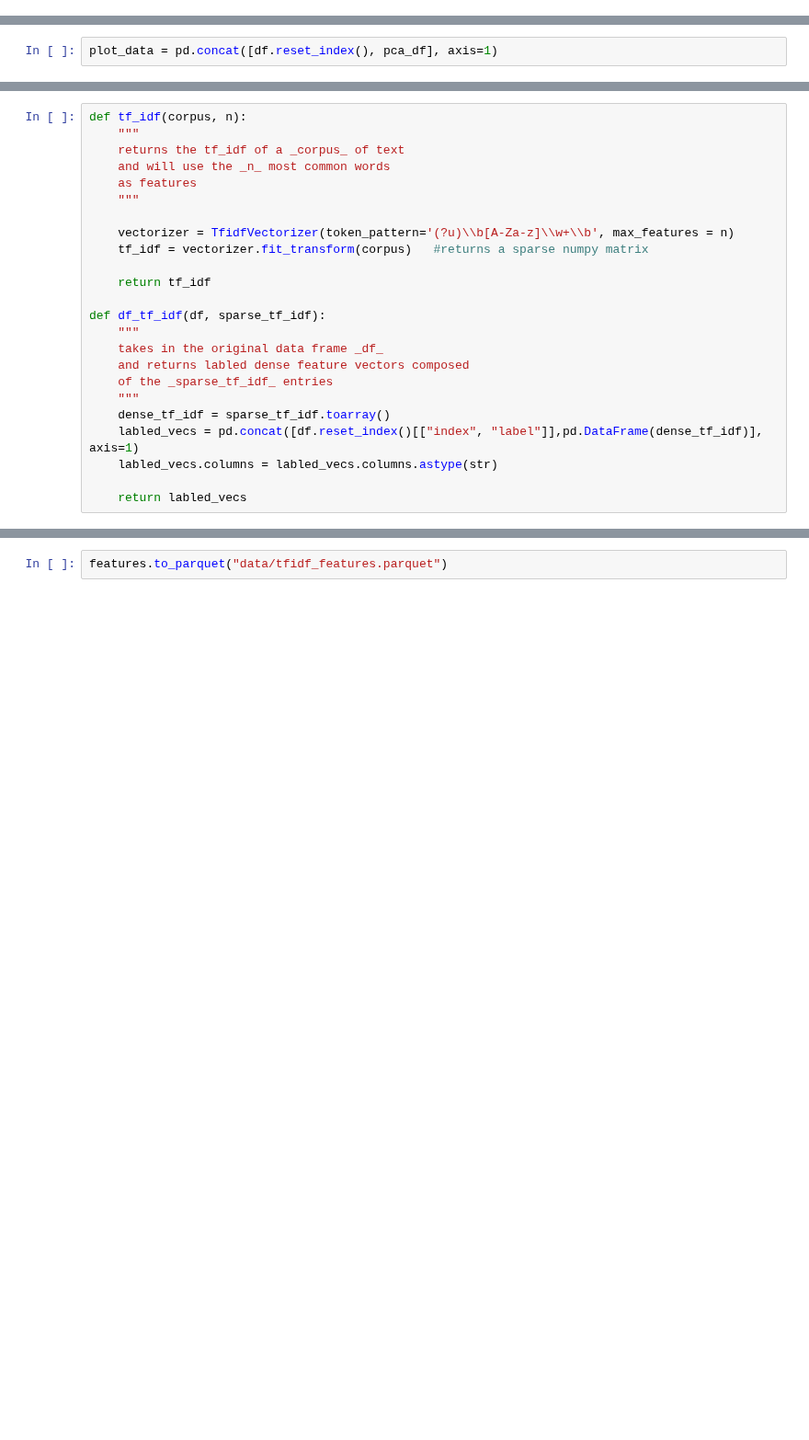
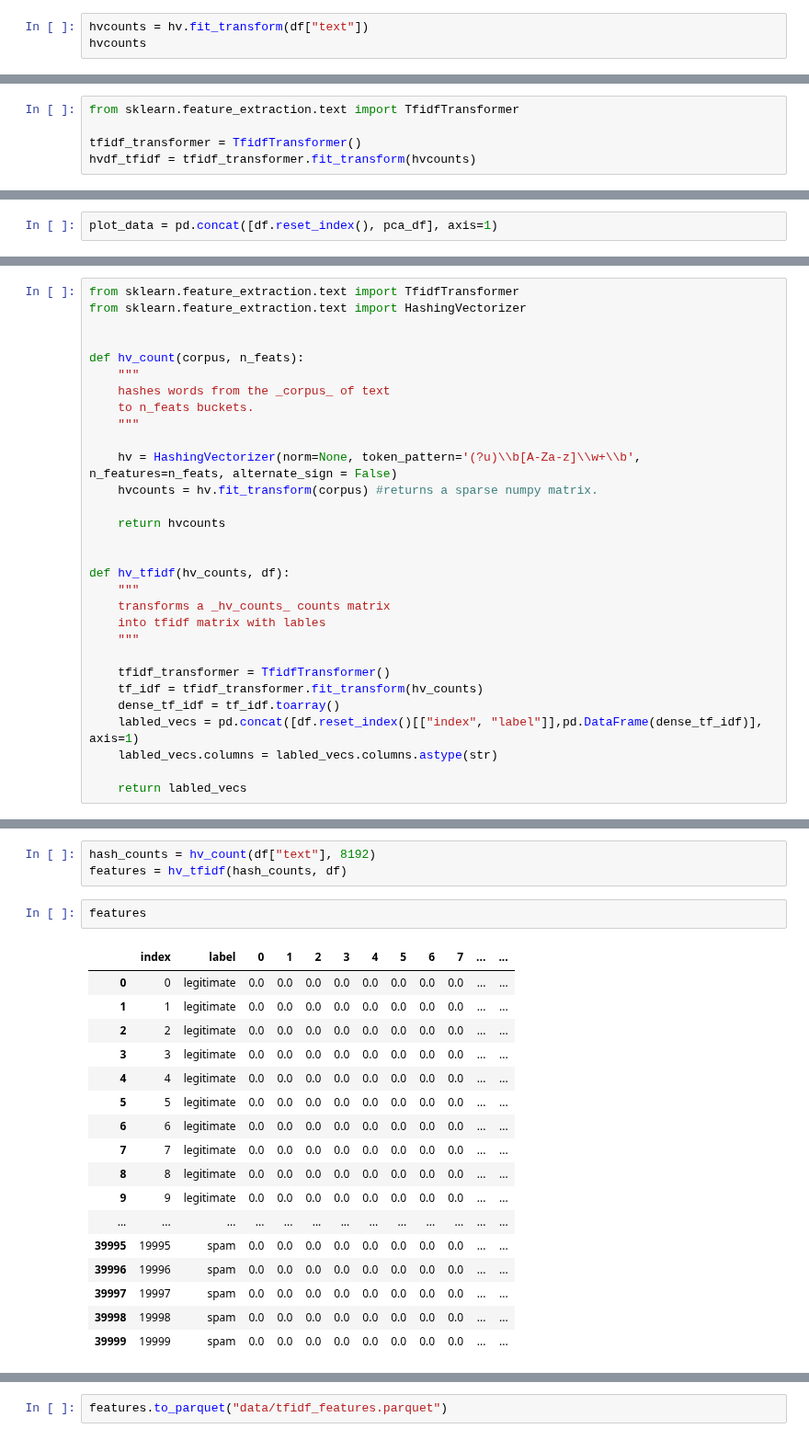
Before and after one commit to willb/openshift-ml-workflows-workshop, a Jupyter notebook: 02-feature-engineering.ipynb, the cells around one changed output, grey strips where cells are left out. Shown at 92% size. Saved outputs shown, nothing was run; the diff lists cells and outputs as text; blank space fills up the shorter version.

Commit message:
replaced count matrix with hashed count matrix

```diff
--- a/02-feature-engineering.ipynb
+++ b/02-feature-engineering.ipynb
@@ -119,0 +113,3 @@ df_tfidf3 = vectorizer.fit_transform(df["text"])
+# %%
+hvcounts = hv.fit_transform(df["text"])
+hvcounts
@@ -119,0 +121,5 @@ df_tfidf3 = vectorizer.fit_transform(df["text"])
+# %%
+from sklearn.feature_extraction.text import TfidfTransformer
+
+tfidf_transformer = TfidfTransformer()
+hvdf_tfidf = tfidf_transformer.fit_transform(hvcounts)
@@ -159,23 +168,29 @@ The sample dataset contains around 33,000 words, and so, to save computation tim
 # %%
-def tf_idf(corpus, n):
+from sklearn.feature_extraction.text import TfidfTransformer
+from sklearn.feature_extraction.text import HashingVectorizer
+
+
+def hv_count(corpus, n_feats):
     """
-    returns the tf_idf of a _corpus_ of text
-    and will use the _n_ most common words
-    as features
+    hashes words from the _corpus_ of text
+    to n_feats buckets.
     """
 
-    vectorizer = TfidfVectorizer(token_pattern='(?u)\\b[A-Za-z]\\w+\\b', max_features = n)
-    tf_idf = vectorizer.fit_transform(corpus)   #returns a sparse numpy matrix
+    hv = HashingVectorizer(norm=None, token_pattern='(?u)\\b[A-Za-z]\\w+\\b', n_features=n_feats, alternate_sign = False)
+    hvcounts = hv.fit_transform(corpus) #returns a sparse numpy matrix.
 
-    return tf_idf
+    return hvcounts
 
-def df_tf_idf(df, sparse_tf_idf):
+
+def hv_tfidf(hv_counts, df):
     """
-    takes in the original data frame _df_
-    and returns labled dense feature vectors composed
-    of the _sparse_tf_idf_ entries
+    transforms a _hv_counts_ counts matrix
+    into tfidf matrix with lables
     """
-    dense_tf_idf = sparse_tf_idf.toarray()
+
+    tfidf_transformer = TfidfTransformer()
+    tf_idf = tfidf_transformer.fit_transform(hv_counts)
+    dense_tf_idf = tf_idf.toarray()
     labled_vecs = pd.concat([df.reset_index()[["index", "label"]],pd.DataFrame(dense_tf_idf)], axis=1)
     labled_vecs.columns = labled_vecs.columns.astype(str)
 
@@ -185,0 +198,23 @@ features = df_tf_idf(df, tfidf)
+# %%
+hash_counts = hv_count(df["text"], 8192)
+features = hv_tfidf(hash_counts, df)
+# %%
+features
+# %% [output]
+|  | index | label | 0 | 1 | 2 | 3 | 4 | 5 | 6 | 7 | ... | ... |
+| 0 | 0 | legitimate | 0.0 | 0.0 | 0.0 | 0.0 | 0.0 | 0.0 | 0.0 | 0.0 | ... | ... |
+| 1 | 1 | legitimate | 0.0 | 0.0 | 0.0 | 0.0 | 0.0 | 0.0 | 0.0 | 0.0 | ... | ... |
+| 2 | 2 | legitimate | 0.0 | 0.0 | 0.0 | 0.0 | 0.0 | 0.0 | 0.0 | 0.0 | ... | ... |
+| 3 | 3 | legitimate | 0.0 | 0.0 | 0.0 | 0.0 | 0.0 | 0.0 | 0.0 | 0.0 | ... | ... |
+| 4 | 4 | legitimate | 0.0 | 0.0 | 0.0 | 0.0 | 0.0 | 0.0 | 0.0 | 0.0 | ... | ... |
+| 5 | 5 | legitimate | 0.0 | 0.0 | 0.0 | 0.0 | 0.0 | 0.0 | 0.0 | 0.0 | ... | ... |
+| 6 | 6 | legitimate | 0.0 | 0.0 | 0.0 | 0.0 | 0.0 | 0.0 | 0.0 | 0.0 | ... | ... |
+| 7 | 7 | legitimate | 0.0 | 0.0 | 0.0 | 0.0 | 0.0 | 0.0 | 0.0 | 0.0 | ... | ... |
+| 8 | 8 | legitimate | 0.0 | 0.0 | 0.0 | 0.0 | 0.0 | 0.0 | 0.0 | 0.0 | ... | ... |
+| 9 | 9 | legitimate | 0.0 | 0.0 | 0.0 | 0.0 | 0.0 | 0.0 | 0.0 | 0.0 | ... | ... |
+| ... | ... | ... | ... | ... | ... | ... | ... | ... | ... | ... | ... | ... |
+| 39995 | 19995 | spam | 0.0 | 0.0 | 0.0 | 0.0 | 0.0 | 0.0 | 0.0 | 0.0 | ... | ... |
+| 39996 | 19996 | spam | 0.0 | 0.0 | 0.0 | 0.0 | 0.0 | 0.0 | 0.0 | 0.0 | ... | ... |
+| 39997 | 19997 | spam | 0.0 | 0.0 | 0.0 | 0.0 | 0.0 | 0.0 | 0.0 | 0.0 | ... | ... |
+| 39998 | 19998 | spam | 0.0 | 0.0 | 0.0 | 0.0 | 0.0 | 0.0 | 0.0 | 0.0 | ... | ... |
+| 39999 | 19999 | spam | 0.0 | 0.0 | 0.0 | 0.0 | 0.0 | 0.0 | 0.0 | 0.0 | ... | ... |
```
Also changed, not shown: parts of 15 cells of this notebook.
